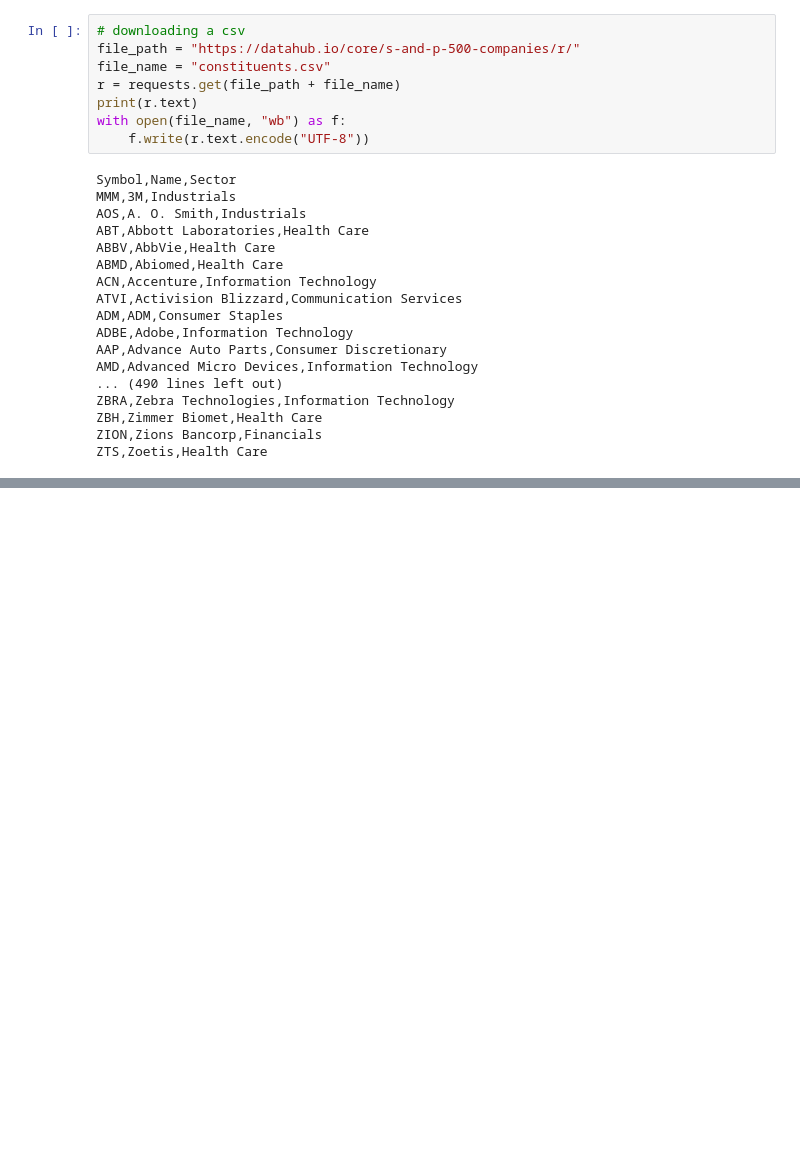
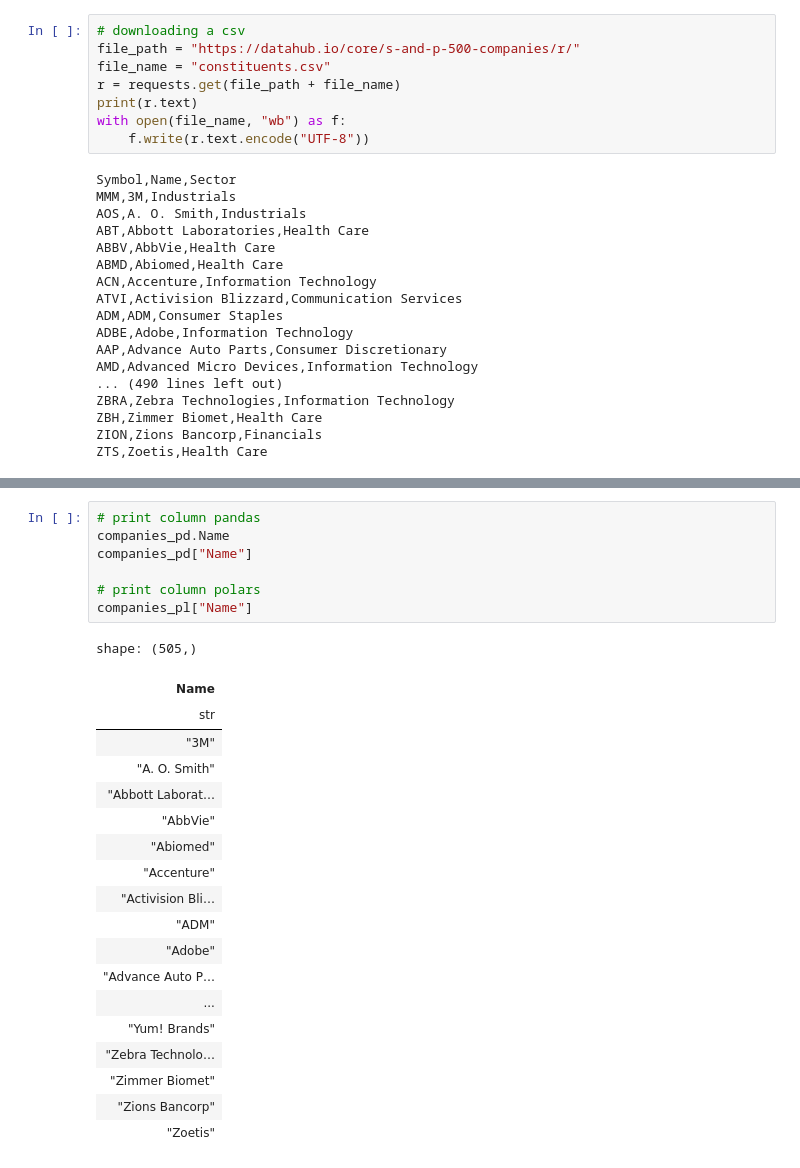
Before and after one commit to dotsilas/data-analytics-notes, a Jupyter notebook: LearningLibraries.ipynb, the cells around one changed output, grey strips where cells are left out. Saved outputs shown, nothing was run; the diff lists cells and outputs as text; blank space fills up the shorter version.

```diff
--- a/LearningLibraries.ipynb
+++ b/LearningLibraries.ipynb
@@ -65,0 +122,27 @@ ZTS,Zoetis,Health Care
+# %%
+# print column pandas
+companies_pd.Name
+companies_pd["Name"]
+
+# print column polars
+companies_pl["Name"]
+# %% [output]
+shape: (505,)
+| Name |
+| str |
+| "3M" |
+| "A. O. Smith" |
+| "Abbott Laborat… |
+| "AbbVie" |
+| "Abiomed" |
+| "Accenture" |
+| "Activision Bli… |
+| "ADM" |
+| "Adobe" |
+| "Advance Auto P… |
+| ... |
+| "Yum! Brands" |
+| "Zebra Technolo… |
+| "Zimmer Biomet" |
+| "Zions Bancorp" |
+| "Zoetis" |
```
Also changed, not shown: parts of 4 cells of this notebook, 3 other files.
